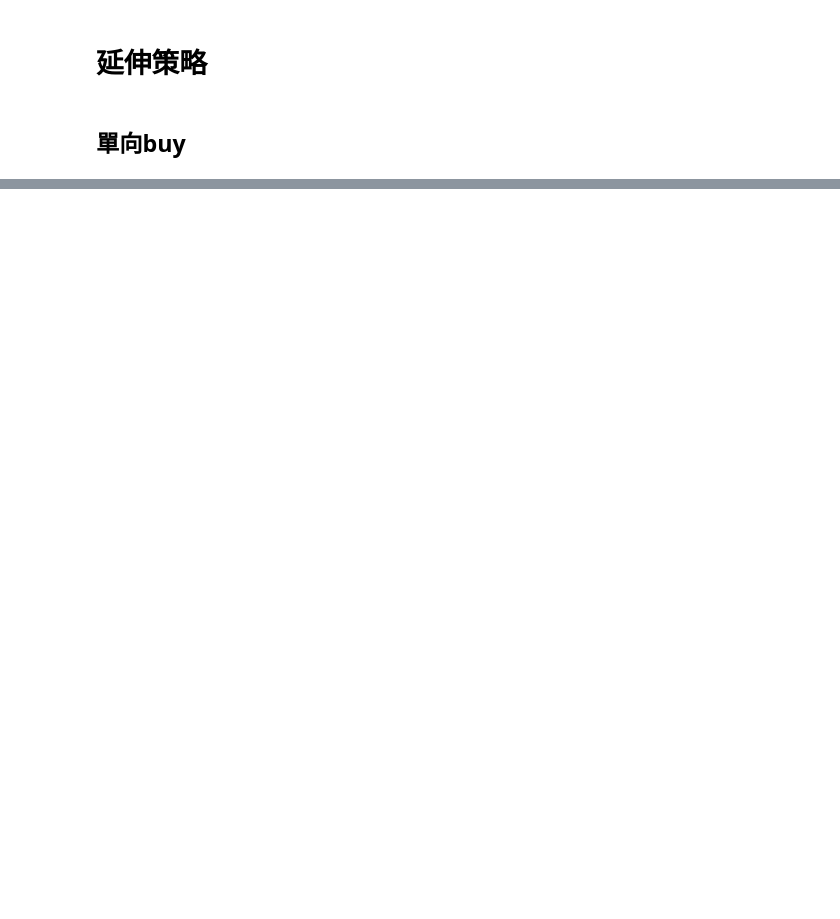
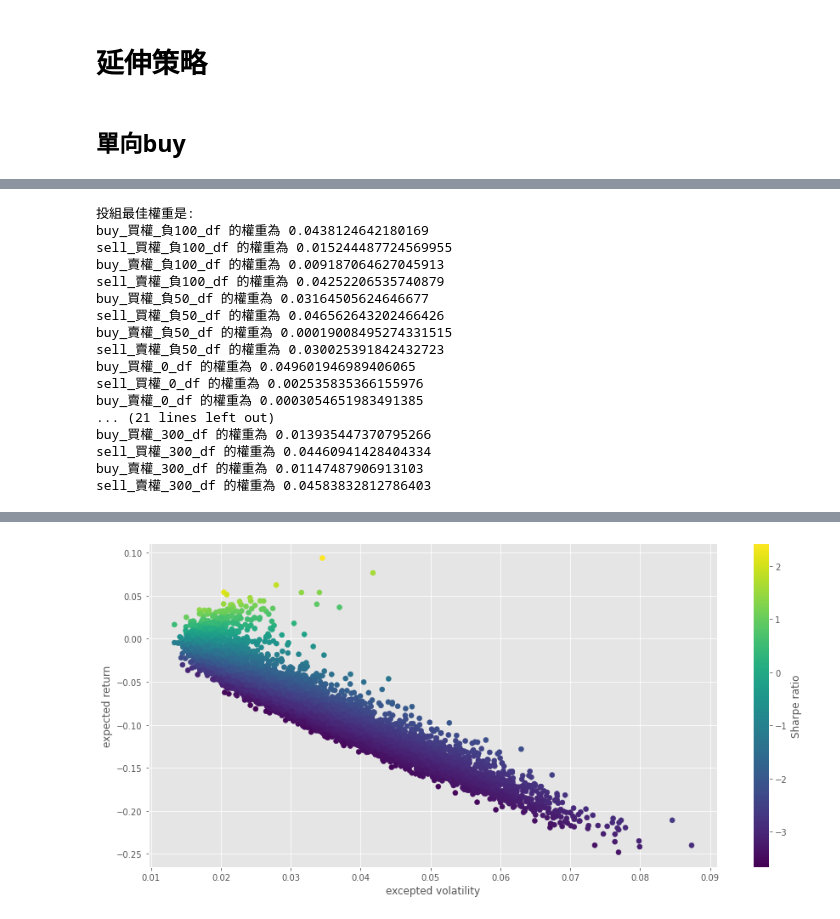
Before and after one commit to Hung-Ching-Lee/TW_Option_Backtest, a Jupyter notebook: op_backtest.ipynb, the cells around one changed output, grey strips where cells are left out. Cells and saved outputs as stored; diff of their text form; code cells hidden in the pictures; blank space fills up the shorter version.

```diff
--- a/op_backtest.ipynb
+++ b/op_backtest.ipynb
@@ -589,0 +641,2 @@ visualize(result_sdf,)
+# %%
+profit_df,result_sdf = get_unilateral_strategy_result(day_of_week_sdf,spread = 100)
@@ -589,0 +782,60 @@ visualize(result_sdf,)
+# %%
+def get_efficent_portfolio(result_df_list,c,fee = 1):
+    """
+    找出夏普值最高的那個投資組合的那個權重
+    """
+    i = 0
+    print("投組最佳權重是:")
+    for result in result_df_list:
+        print(result,"的權重為",weights_list[np.where(c==np.max(c))[0][0]][i])
+        i+=1
+
+    portfolio_df = pd.concat([all_result_df.iloc[:,0:1],all_result_df.iloc[:,1:]*weights_list[np.where(c==np.max(c))[0][0]]],axis=1)
+    portfolio_df["sum_profit"] = portfolio_df[portfolio_df.columns].sum(1)-fee
+    portfolio_df = portfolio_df.dropna()
+    return portfolio_df
+# %%
+# 視覺化
+def visualize_portfolio_df(profit_df):
+    #取出獲利欄位
+#     profit_df["sum_profit"] = profit_df["total_profit"].cumsum()
+    #繪圖
+    layout = go.Layout(title='累計獲利圖', xaxis=dict(title='Date'), yaxis=dict(title='Point'))
+
+
+
+    data = [
+    {
+        'x': profit_df.交易日期,
+        'y': profit_df.sum_profit,
+
+    }
+
+
+    ]
+
+    profit_df.iplot(data = data, layout = layout)
+#     return profit_df
+# %%
+result_df_list ,all_result_df = merge_result_df(result_df_list)
+weights_list,c = monte_carlo_get_efficiency_frontier(all_result_df,initial_amount = 10000,risk_free = 0.01,n_times = 10000)
+portfolio_df = get_efficent_portfolio(result_df_list,c)
+visualize_portfolio_df(portfolio_df)
+# %% [output]
+投組最佳權重是:
+buy_買權_負100_df 的權重為 0.0438124642180169
+sell_買權_負100_df 的權重為 0.015244487724569955
+buy_賣權_負100_df 的權重為 0.009187064627045913
+sell_賣權_負100_df 的權重為 0.04252206535740879
+buy_買權_負50_df 的權重為 0.03164505624646677
+sell_買權_負50_df 的權重為 0.046562643202466426
+buy_賣權_負50_df 的權重為 0.00019008495274331515
+sell_賣權_負50_df 的權重為 0.030025391842432723
+buy_買權_0_df 的權重為 0.049601946989406065
+sell_買權_0_df 的權重為 0.002535835366155976
+buy_賣權_0_df 的權重為 0.0003054651983491385
+... (21 lines left out)
+buy_買權_300_df 的權重為 0.013935447370795266
+sell_買權_300_df 的權重為 0.04460941428404334
+buy_賣權_300_df 的權重為 0.01147487906913103
+sell_賣權_300_df 的權重為 0.04583832812786403
@@ -589,0 +843 @@ visualize(result_sdf,)
+[figure, added]
```
Also changed, not shown: parts of 33 cells of this notebook.
